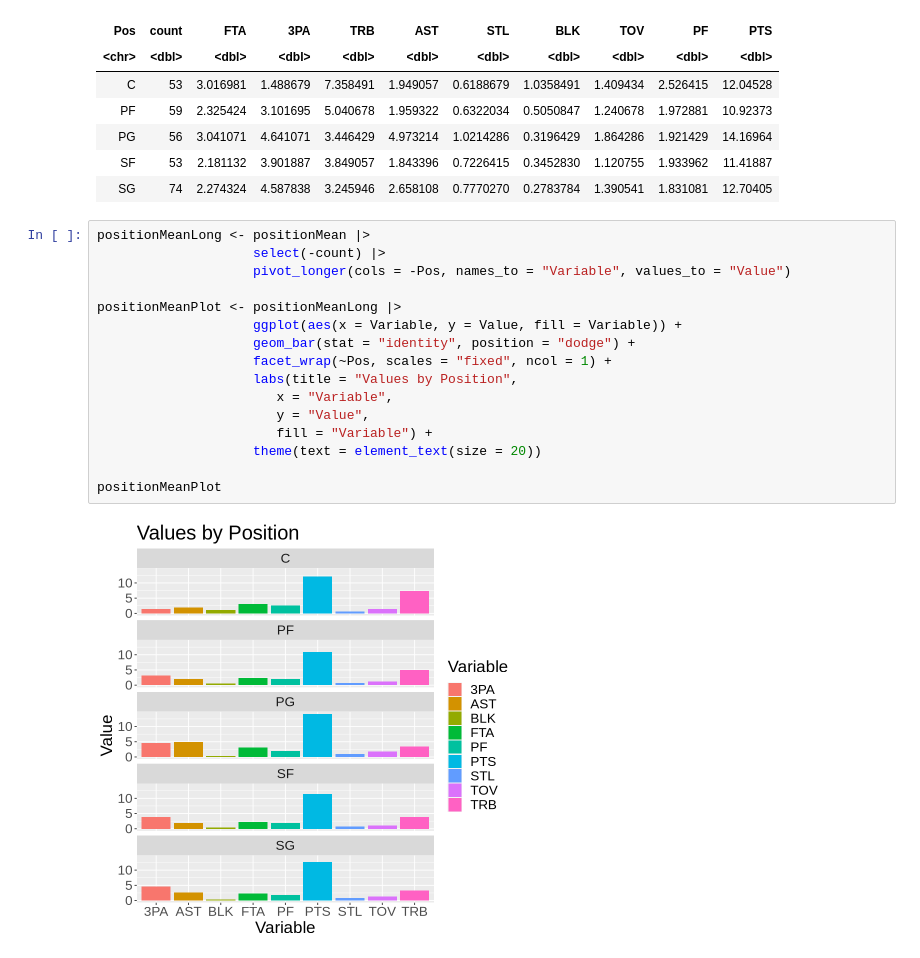
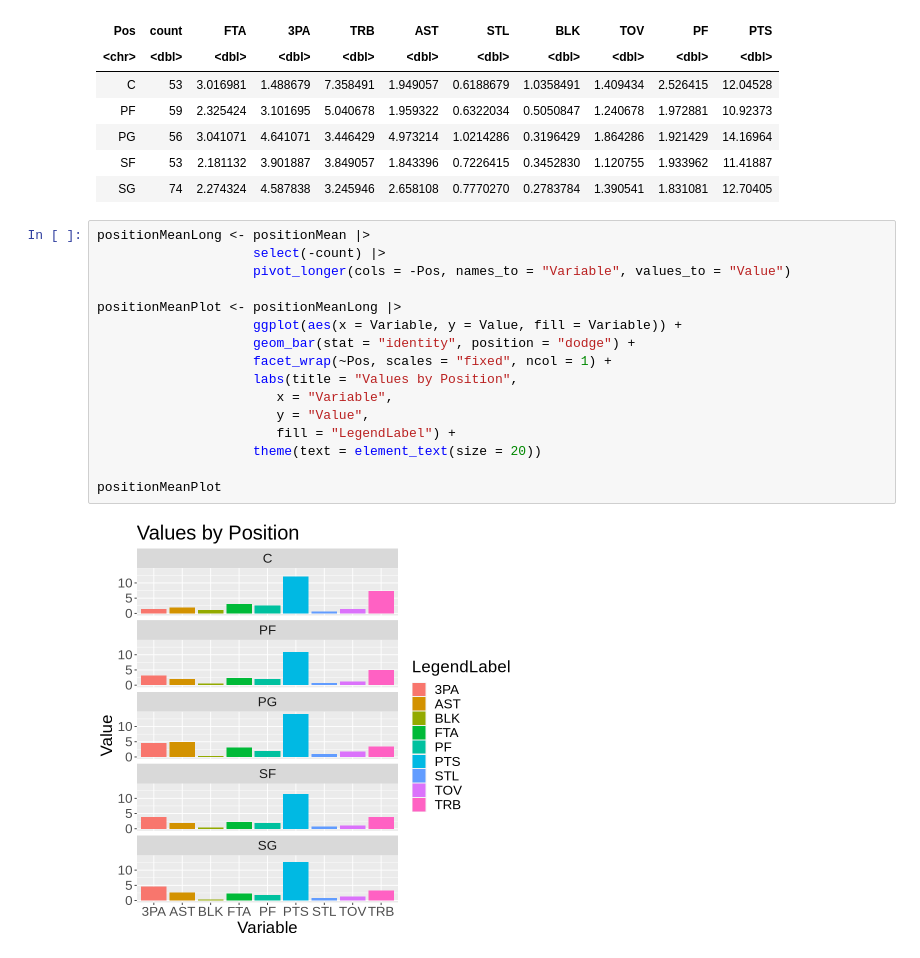
Before and after one commit to Elalalaqqq/DSCI-100-2023W2-GROUP-28, a Jupyter notebook: proposal.ipynb, the cells around one changed output. Saved outputs shown, nothing was run; the diff lists cells and outputs as text.

```diff
--- a/proposal.ipynb
+++ b/proposal.ipynb
@@ -68,18 +68,18 @@ A tibble: 5 × 11
 # %%
 positionMeanLong <- positionMean |>
                     select(-count) |>
                     pivot_longer(cols = -Pos, names_to = "Variable", values_to = "Value")
 
 positionMeanPlot <- positionMeanLong |>
                     ggplot(aes(x = Variable, y = Value, fill = Variable)) +
                     geom_bar(stat = "identity", position = "dodge") +
                     facet_wrap(~Pos, scales = "fixed", ncol = 1) +
                     labs(title = "Values by Position",
                        x = "Variable",
                        y = "Value",
-                       fill = "Variable") +
+                       fill = "LegendLabel") +
                     theme(text = element_text(size = 20))
 
 positionMeanPlot
 # %% [output]
-[figure, old version]
+[figure, new version]
```
Also changed, not shown: 2 other files.
